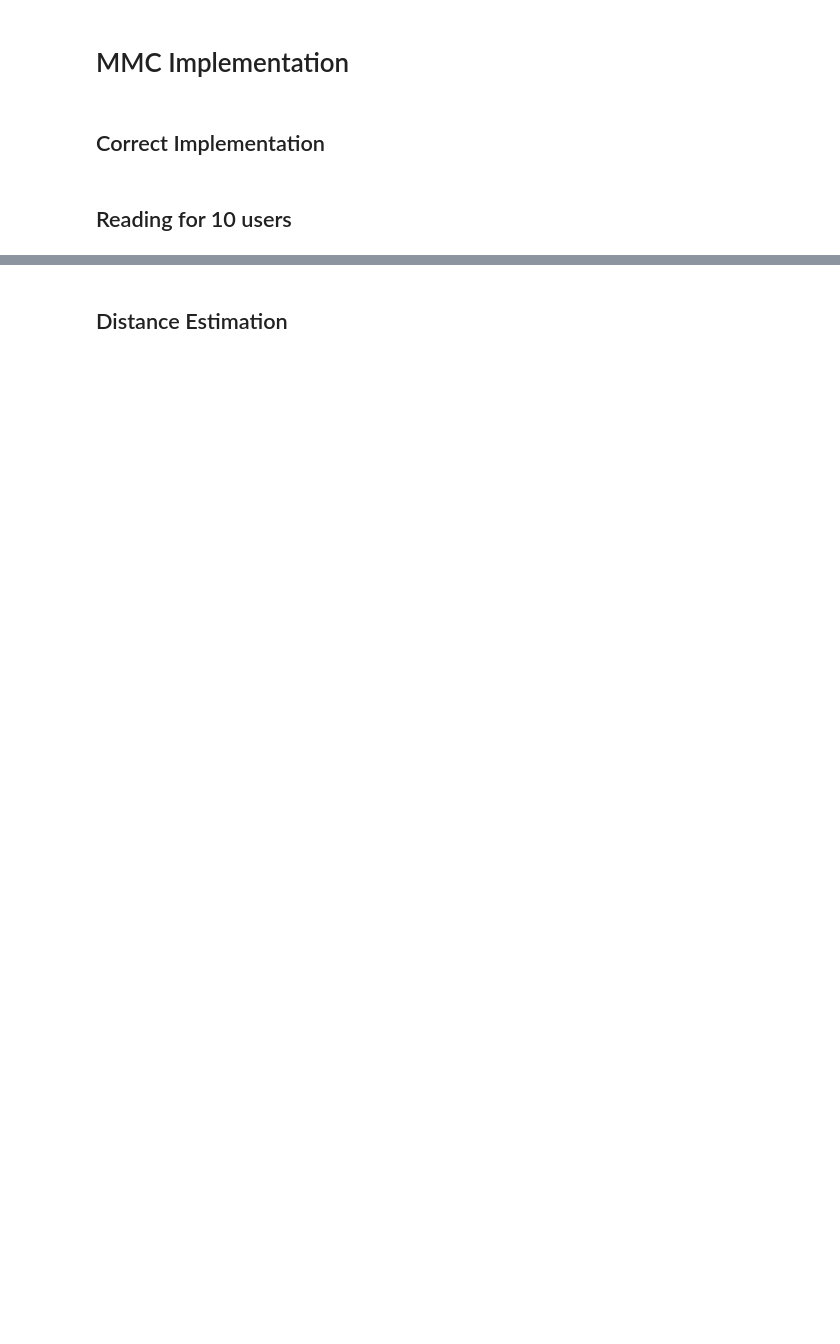
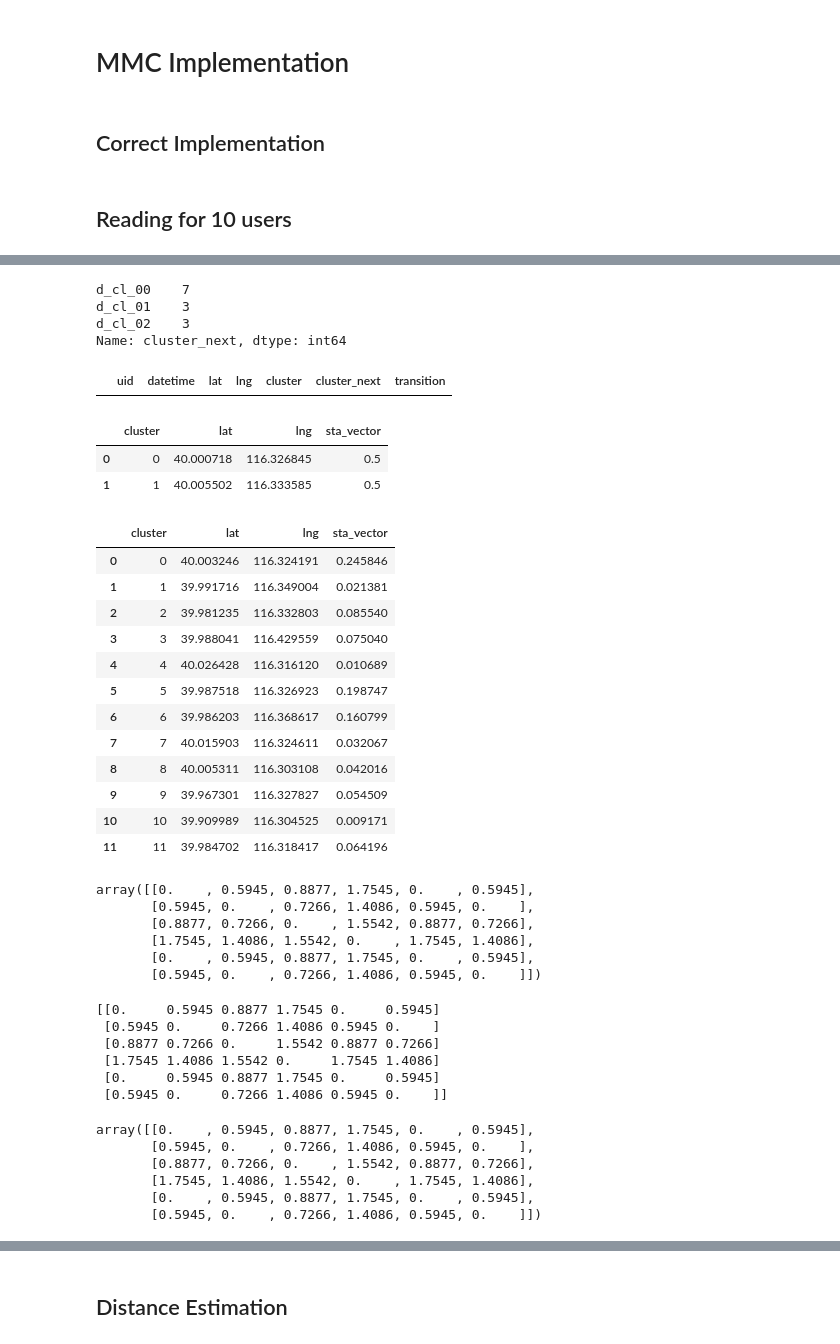
Before and after one commit to GabrielPila/skmob_mmc_mobility, a Jupyter notebook: notebooks/02_MMC_multiple_tdfs.ipynb, the cells around one changed output, grey strips where cells are left out. Cells and saved outputs as stored; diff of their text form; code cells hidden in the pictures; blank space fills up the shorter version.

```diff
--- a/notebooks/02_MMC_multiple_tdfs.ipynb
+++ b/notebooks/02_MMC_multiple_tdfs.ipynb
@@ -228,0 +357,34 @@ geo_clusters
+# %%
+dd['cluster_next'].value_counts()
+# %% [output]
+d_cl_00    7
+d_cl_01    3
+d_cl_02    3
+Name: cluster_next, dtype: int64
+# %%
+dd
+# %% [output]
+|  | uid | datetime | lat | lng | cluster | cluster_next | transition |
+# %%
+# 0, 3, 4, 7
+geo_clusters[]
+# %% [output]
+|  | cluster | lat | lng | sta_vector |
+| 0 | 0 | 40.000718 | 116.326845 | 0.5 |
+| 1 | 1 | 40.005502 | 116.333585 | 0.5 |
+# %%
+geo_clusters[0]
+# %% [output]
+|  | cluster | lat | lng | sta_vector |
+| 0 | 0 | 40.003246 | 116.324191 | 0.245846 |
+| 1 | 1 | 39.991716 | 116.349004 | 0.021381 |
+| 2 | 2 | 39.981235 | 116.332803 | 0.085540 |
+| 3 | 3 | 39.988041 | 116.429559 | 0.075040 |
+| 4 | 4 | 40.026428 | 116.316120 | 0.010689 |
+| 5 | 5 | 39.987518 | 116.326923 | 0.198747 |
+| 6 | 6 | 39.986203 | 116.368617 | 0.160799 |
+| 7 | 7 | 40.015903 | 116.324611 | 0.032067 |
+| 8 | 8 | 40.005311 | 116.303108 | 0.042016 |
+| 9 | 9 | 39.967301 | 116.327827 | 0.054509 |
+| 10 | 10 | 39.909989 | 116.304525 | 0.009171 |
+| 11 | 11 | 39.984702 | 116.318417 | 0.064196 |
@@ -228,0 +406,28 @@ geo_clusters
+# %%
+mmc_matrix = get_mmc_distances_matrix(cluster_list, cluster_list)
+mmc_matrix
+# %% [output]
+array([[0.    , 0.5945, 0.8877, 1.7545, 0.    , 0.5945],
+       [0.5945, 0.    , 0.7266, 1.4086, 0.5945, 0.    ],
+       [0.8877, 0.7266, 0.    , 1.5542, 0.8877, 0.7266],
+       [1.7545, 1.4086, 1.5542, 0.    , 1.7545, 1.4086],
+       [0.    , 0.5945, 0.8877, 1.7545, 0.    , 0.5945],
+       [0.5945, 0.    , 0.7266, 1.4086, 0.5945, 0.    ]])
+# %%
+print(get_mmc_distances_matrix(cluster_list, cluster_list))
+# %% [output]
+[[0.     0.5945 0.8877 1.7545 0.     0.5945]
+ [0.5945 0.     0.7266 1.4086 0.5945 0.    ]
+ [0.8877 0.7266 0.     1.5542 0.8877 0.7266]
+ [1.7545 1.4086 1.5542 0.     1.7545 1.4086]
+ [0.     0.5945 0.8877 1.7545 0.     0.5945]
+ [0.5945 0.     0.7266 1.4086 0.5945 0.    ]]
+# %%
+mmc_matrix
+# %% [output]
+array([[0.    , 0.5945, 0.8877, 1.7545, 0.    , 0.5945],
+       [0.5945, 0.    , 0.7266, 1.4086, 0.5945, 0.    ],
+       [0.8877, 0.7266, 0.    , 1.5542, 0.8877, 0.7266],
+       [1.7545, 1.4086, 1.5542, 0.    , 1.7545, 1.4086],
+       [0.    , 0.5945, 0.8877, 1.7545, 0.    , 0.5945],
+       [0.5945, 0.    , 0.7266, 1.4086, 0.5945, 0.    ]])
```
Also changed, not shown: parts of 21 cells of this notebook, 1 other file.
